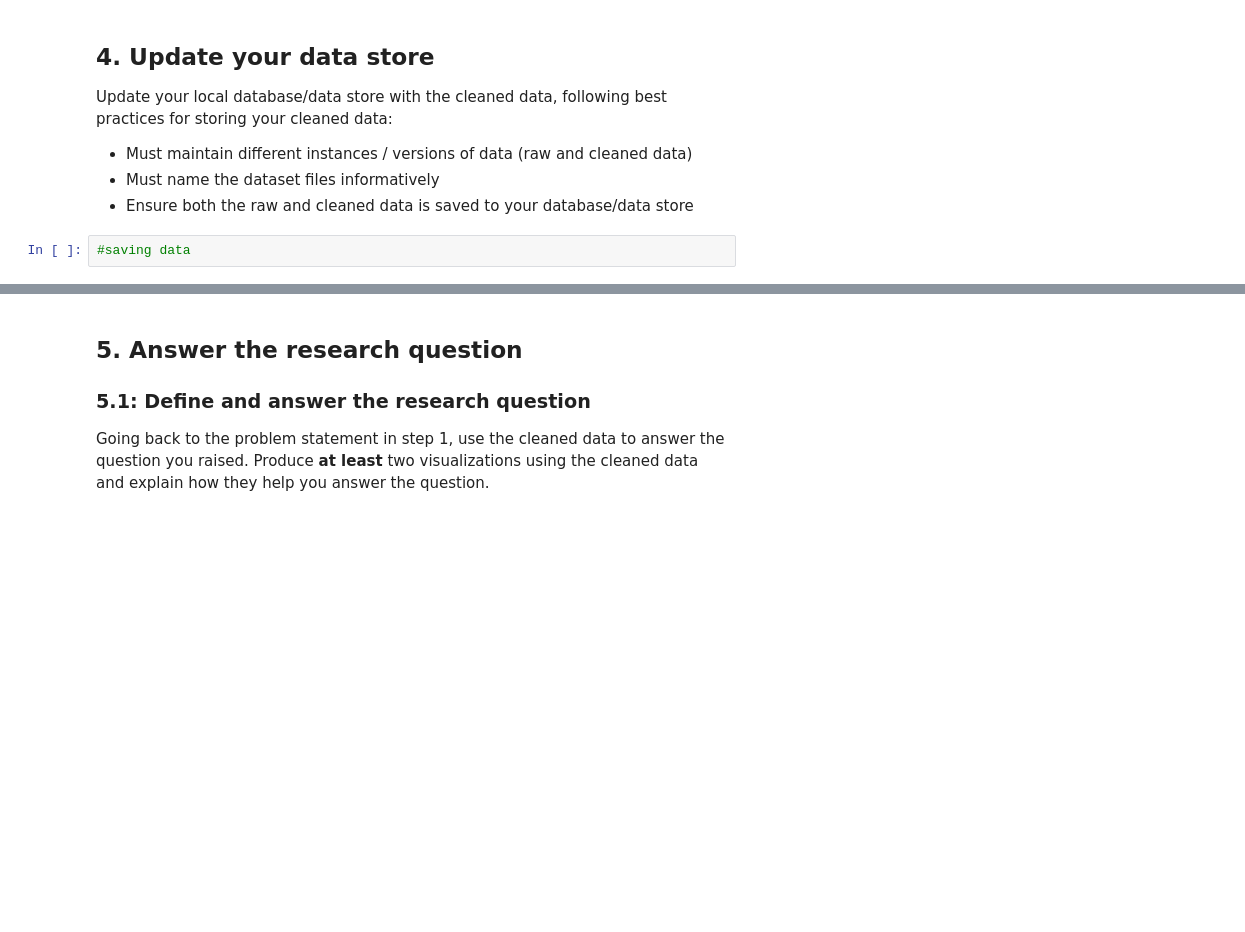
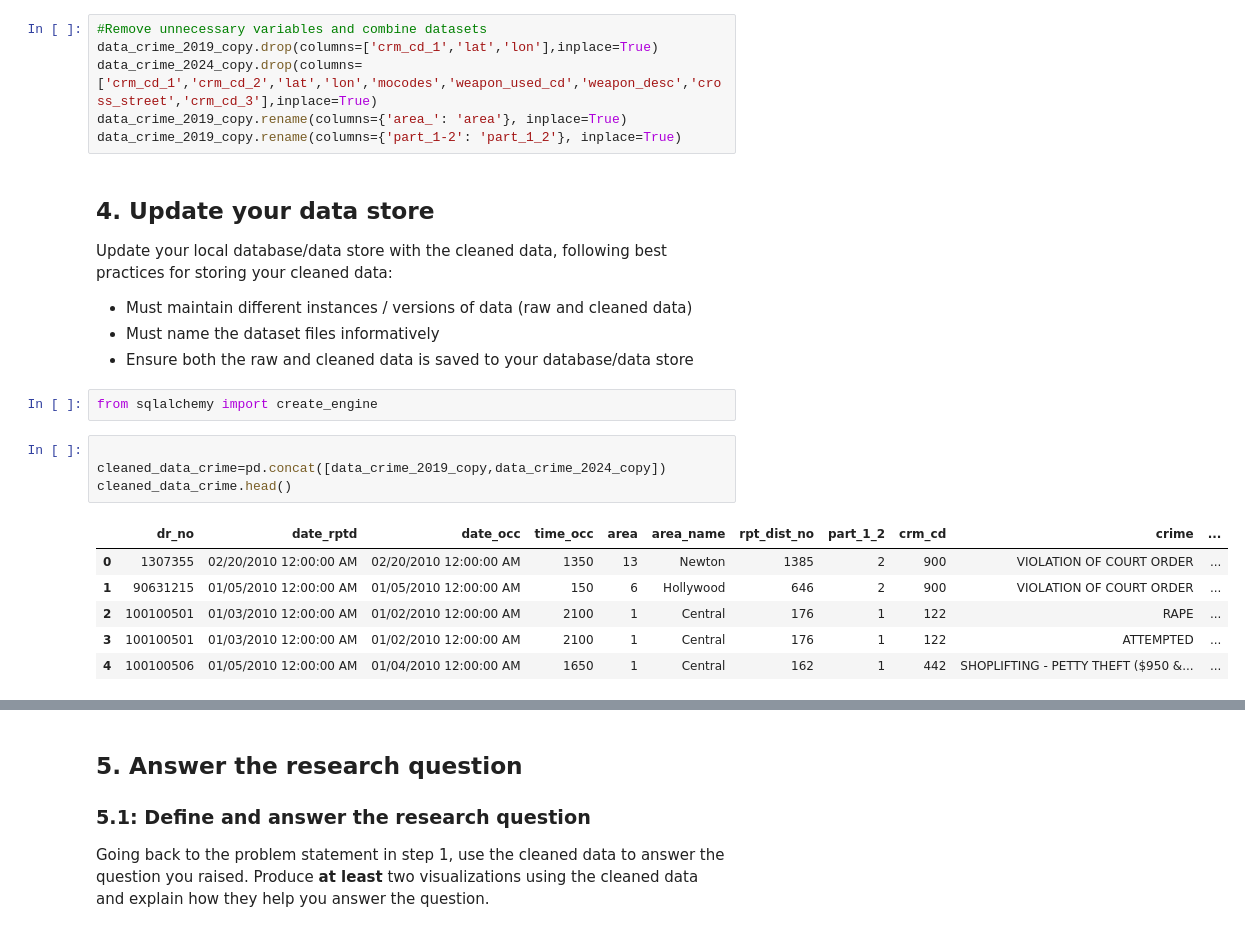
Before and after one commit to masiod/Fred_data, a Jupyter notebook: Data_Wrangling_Project_Starter.ipynb, the cells around one changed output, grey strips where cells are left out. Drawn from its saved outputs; the diff is of its cells as text; blank space fills up the shorter version.

```diff
--- a/Data_Wrangling_Project_Starter.ipynb
+++ b/Data_Wrangling_Project_Starter.ipynb
@@ -526,3 +577,9 @@ Depending on the datasets, you can also peform the combination before the cleani
+# %%
+#Remove unnecessary variables and combine datasets
+data_crime_2019_copy.drop(columns=['crm_cd_1','lat','lon'],inplace=True)
+data_crime_2024_copy.drop(columns=['crm_cd_1','crm_cd_2','lat','lon','mocodes','weapon_used_cd','weapon_desc','cross_street','crm_cd_3'],inplace=True)
+data_crime_2019_copy.rename(columns={'area_': 'area'}, inplace=True)
+data_crime_2019_copy.rename(columns={'part_1-2': 'part_1_2'}, inplace=True)
 # %% [markdown]
 ## 4. Update your data store
 Update your local database/data store with the cleaned data, following best practices for storing your cleaned data:
@@ -530,5 +587,16 @@ Update your local database/data store with the cleaned data, following best prac
 - Must maintain different instances / versions of data (raw and cleaned data)
 - Must name the dataset files informatively
 - Ensure both the raw and cleaned data is saved to your database/data store
-# %%
-#saving data
+# %%
+from sqlalchemy import create_engine
+# %%
+
+cleaned_data_crime=pd.concat([data_crime_2019_copy,data_crime_2024_copy])
+cleaned_data_crime.head()
+# %% [output]
+|  | dr_no | date_rptd | date_occ | time_occ | area | area_name | rpt_dist_no | part_1_2 | crm_cd | crime | ... |
+| 0 | 1307355 | 02/20/2010 12:00:00 AM | 02/20/2010 12:00:00 AM | 1350 | 13 | Newton | 1385 | 2 | 900 | VIOLATION OF COURT ORDER | ... |
+| 1 | 90631215 | 01/05/2010 12:00:00 AM | 01/05/2010 12:00:00 AM | 150 | 6 | Hollywood | 646 | 2 | 900 | VIOLATION OF COURT ORDER | ... |
+| 2 | 100100501 | 01/03/2010 12:00:00 AM | 01/02/2010 12:00:00 AM | 2100 | 1 | Central | 176 | 1 | 122 | RAPE | ... |
+| 3 | 100100501 | 01/03/2010 12:00:00 AM | 01/02/2010 12:00:00 AM | 2100 | 1 | Central | 176 | 1 | 122 | ATTEMPTED | ... |
+| 4 | 100100506 | 01/05/2010 12:00:00 AM | 01/04/2010 12:00:00 AM | 1650 | 1 | Central | 162 | 1 | 442 | SHOPLIFTING - PETTY THEFT ($950 &... | ... |
```
Also changed, not shown: parts of 35 cells of this notebook.
